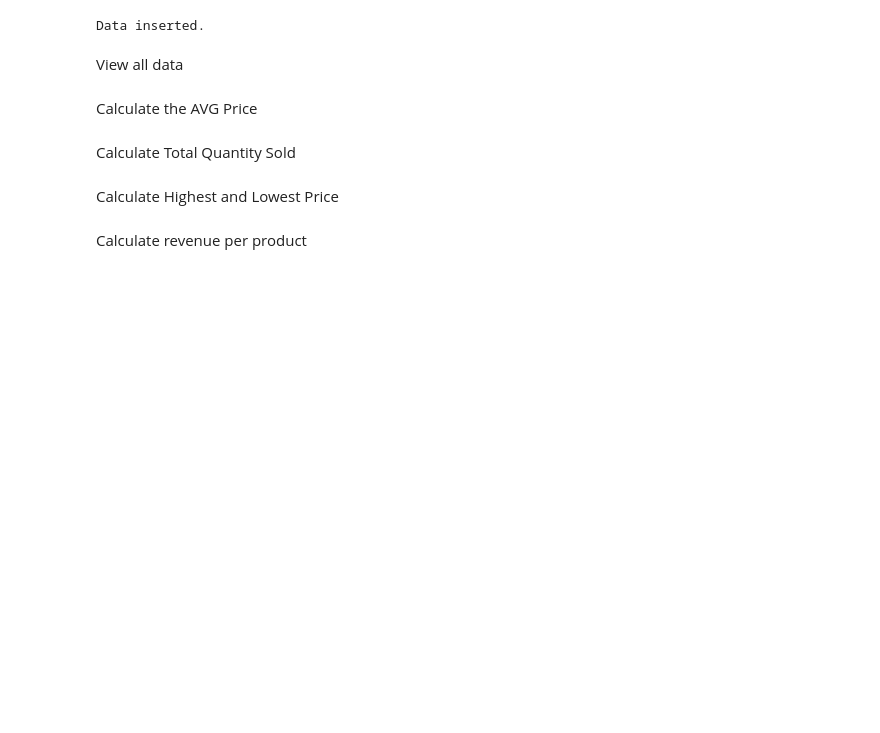
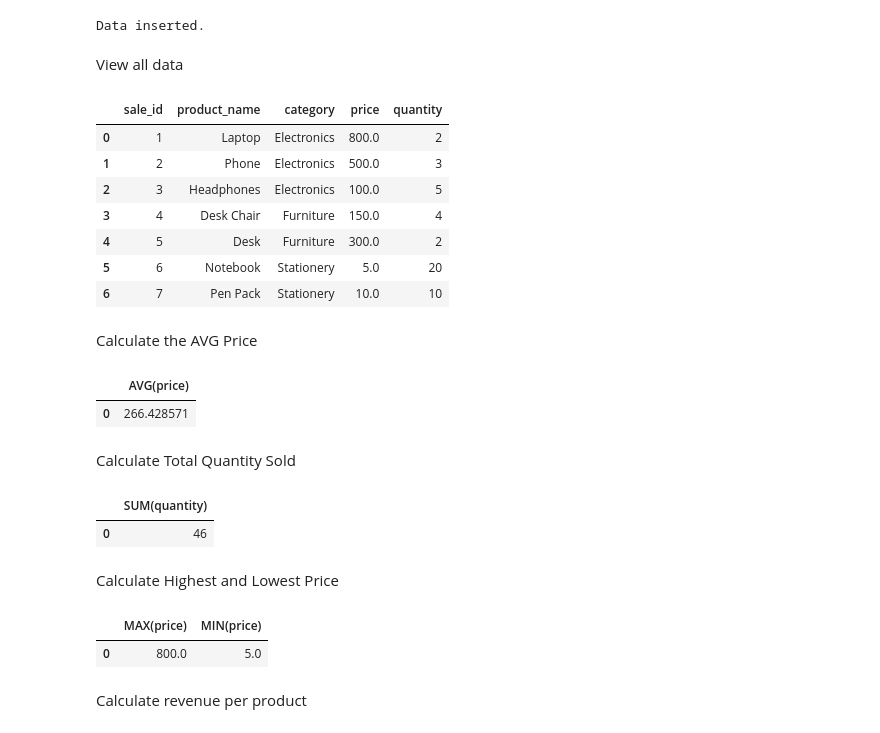
Before and after one commit to p-tech/dm-2026, a Jupyter notebook: maths/simple_maths.ipynb, the cells around one changed output. Drawn from its saved outputs; the diff is of its cells as text; code cells hidden in the pictures; blank space fills up the shorter version.

```diff
--- a/maths/simple_maths.ipynb
+++ b/maths/simple_maths.ipynb
@@ -53,25 +53,43 @@ Data inserted.
 # %% [markdown]
 View all data
 # %%
-df = pd.read_sql_query(" ", conn)
+df = pd.read_sql_query("SELECT * FROM sales;", conn)
 df
+# %% [output]
+|  | sale_id | product_name | category | price | quantity |
+| 0 | 1 | Laptop | Electronics | 800.0 | 2 |
+| 1 | 2 | Phone | Electronics | 500.0 | 3 |
+| 2 | 3 | Headphones | Electronics | 100.0 | 5 |
+| 3 | 4 | Desk Chair | Furniture | 150.0 | 4 |
+| 4 | 5 | Desk | Furniture | 300.0 | 2 |
+| 5 | 6 | Notebook | Stationery | 5.0 | 20 |
+| 6 | 7 | Pen Pack | Stationery | 10.0 | 10 |
 # %% [markdown]
 Calculate the AVG Price
 # %%
 pd.read_sql_query("""
-
+SELECT AVG(price) FROM sales;
 """, conn)
+# %% [output]
+|  | AVG(price) |
+| 0 | 266.428571 |
 # %% [markdown]
 Calculate Total Quantity Sold
 # %%
 pd.read_sql_query("""
-
+SELECT SUM(quantity) FROM sales;
 """, conn)
+# %% [output]
+|  | SUM(quantity) |
+| 0 | 46 |
 # %% [markdown]
 Calculate Highest and Lowest Price
 # %%
 pd.read_sql_query("""
-
+SELECT MAX(price), MIN(price) FROM sales;
 """, conn)
+# %% [output]
+|  | MAX(price) | MIN(price) |
+| 0 | 800.0 | 5.0 |
 # %% [markdown]
 Calculate revenue per product
```
Also changed, not shown: parts of 12 cells of this notebook.
